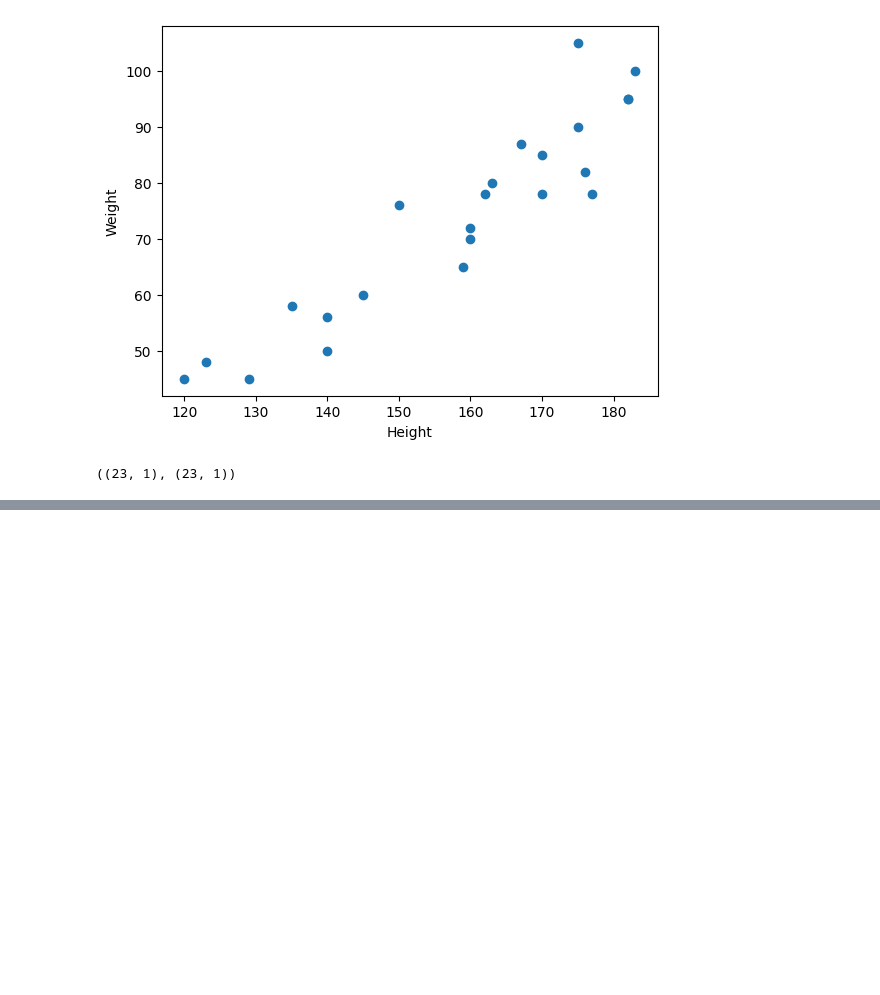
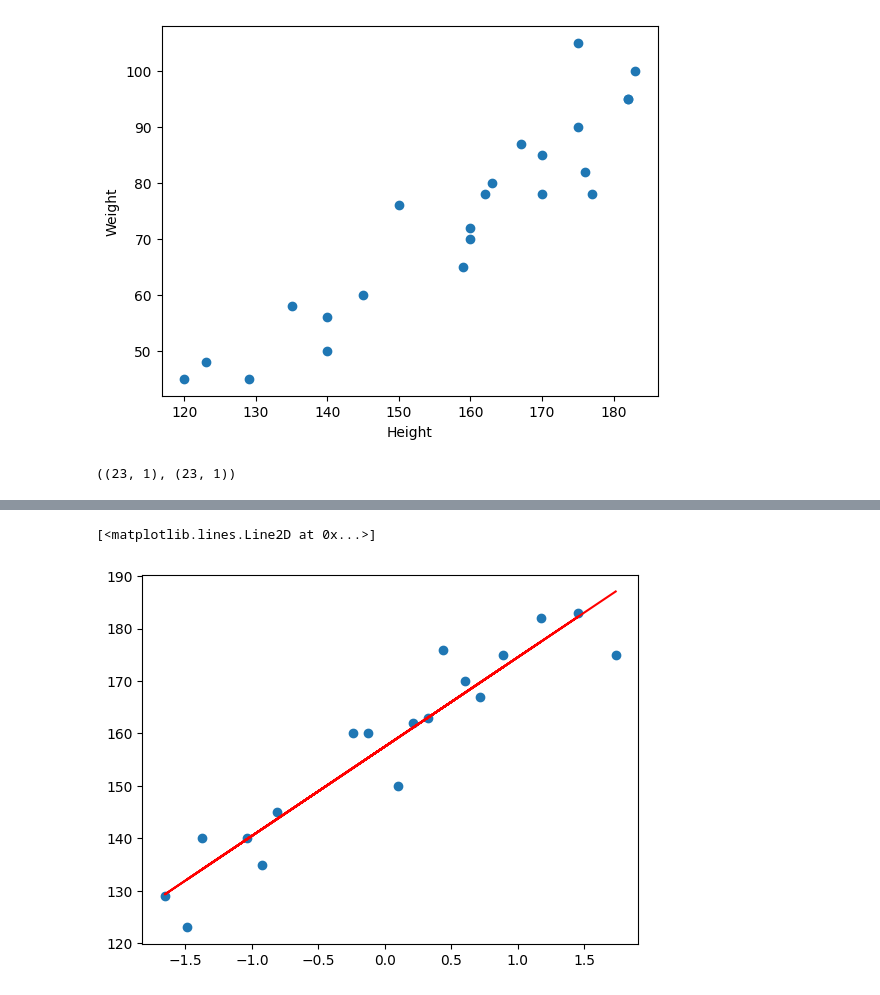
Before and after one commit to Shreyanshsohane/Machine-Learning, a Jupyter notebook: Regression/Simple_Linear_Regression.ipynb, the cells around one changed output, grey strips where cells are left out. Drawn from its saved outputs; the diff is of its cells as text; code cells hidden in the pictures; blank space fills up the shorter version.

```diff
--- a/Regression/Simple_Linear_Regression.ipynb
+++ b/Regression/Simple_Linear_Regression.ipynb
@@ -32,0 +101,6 @@ x.shape,y.shape
+# %%
+plt.scatter(x_train,y_train)
+plt.plot(x_train ,regressor.predict(x_train),'r')
+# %% [output]
+[<matplotlib.lines.Line2D at 0x...>]
+[figure, added]
```
Also changed, not shown: parts of 27 cells of this notebook, 3 other files.
